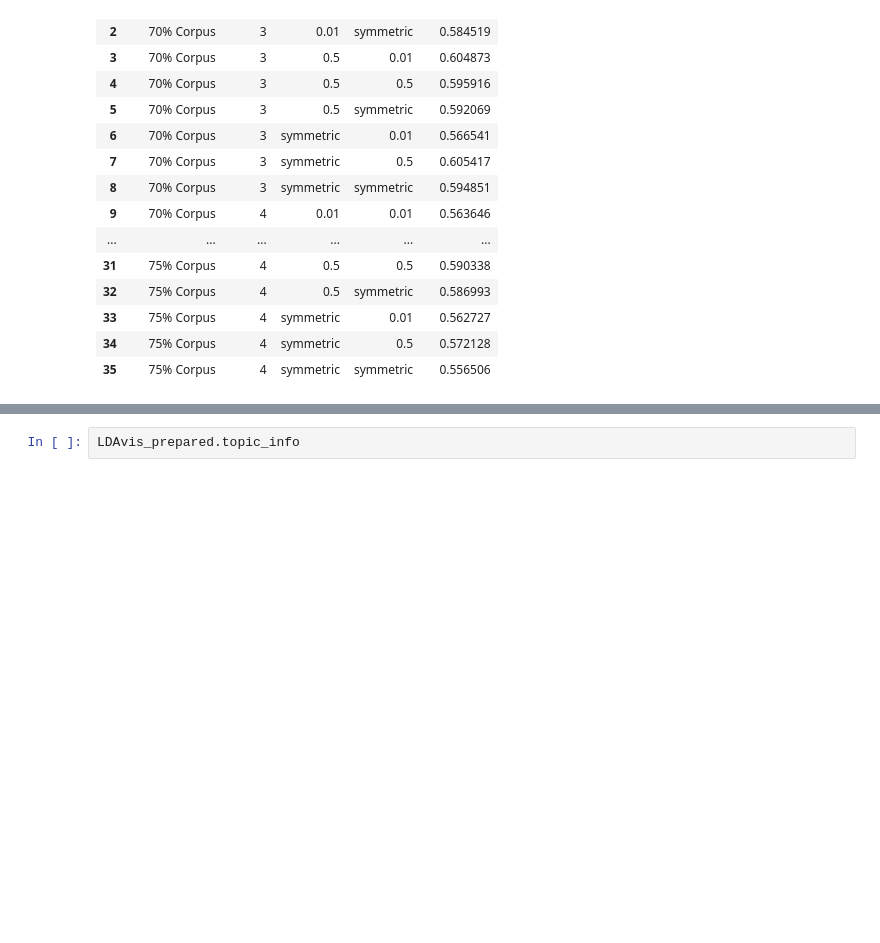
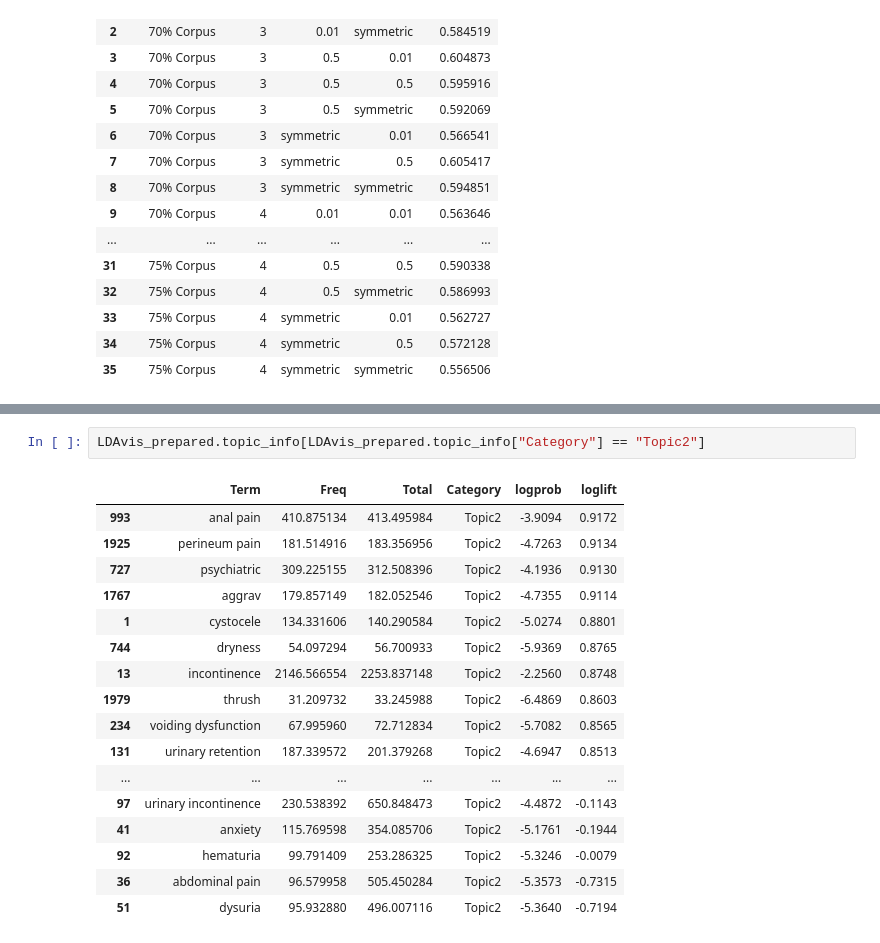
Before and after one commit to KaneZhao/Adverse-Events-in-Female-Stress-Urinary-Incontinence, a Jupyter notebook: EDA.ipynb, the cells around one changed output, grey strips where cells are left out. Drawn from its saved outputs; the diff is of its cells as text; blank space fills up the shorter version.

```diff
--- a/EDA.ipynb
+++ b/EDA.ipynb
@@ -1385,5 +1568,23 @@ topic
 # %%
-LDAvis_prepared.topic_info
+LDAvis_prepared.topic_info[LDAvis_prepared.topic_info["Category"] == "Topic2"]
+# %% [output]
+|  | Term | Freq | Total | Category | logprob | loglift |
+| 993 | anal pain | 410.875134 | 413.495984 | Topic2 | -3.9094 | 0.9172 |
+| 1925 | perineum pain | 181.514916 | 183.356956 | Topic2 | -4.7263 | 0.9134 |
+| 727 | psychiatric | 309.225155 | 312.508396 | Topic2 | -4.1936 | 0.9130 |
+| 1767 | aggrav | 179.857149 | 182.052546 | Topic2 | -4.7355 | 0.9114 |
+| 1 | cystocele | 134.331606 | 140.290584 | Topic2 | -5.0274 | 0.8801 |
+| 744 | dryness | 54.097294 | 56.700933 | Topic2 | -5.9369 | 0.8765 |
+| 13 | incontinence | 2146.566554 | 2253.837148 | Topic2 | -2.2560 | 0.8748 |
+| 1979 | thrush | 31.209732 | 33.245988 | Topic2 | -6.4869 | 0.8603 |
+| 234 | voiding dysfunction | 67.995960 | 72.712834 | Topic2 | -5.7082 | 0.8565 |
+| 131 | urinary retention | 187.339572 | 201.379268 | Topic2 | -4.6947 | 0.8513 |
+| ... | ... | ... | ... | ... | ... | ... |
+| 97 | urinary incontinence | 230.538392 | 650.848473 | Topic2 | -4.4872 | -0.1143 |
+| 41 | anxiety | 115.769598 | 354.085706 | Topic2 | -5.1761 | -0.1944 |
+| 92 | hematuria | 99.791409 | 253.286325 | Topic2 | -5.3246 | -0.0079 |
+| 36 | abdominal pain | 96.579958 | 505.450284 | Topic2 | -5.3573 | -0.7315 |
+| 51 | dysuria | 95.932880 | 496.007116 | Topic2 | -5.3640 | -0.7194 |
 # %%
 from wordcloud import WordCloud
 
```
Also changed, not shown: parts of 23 cells of this notebook, 1 other file.
